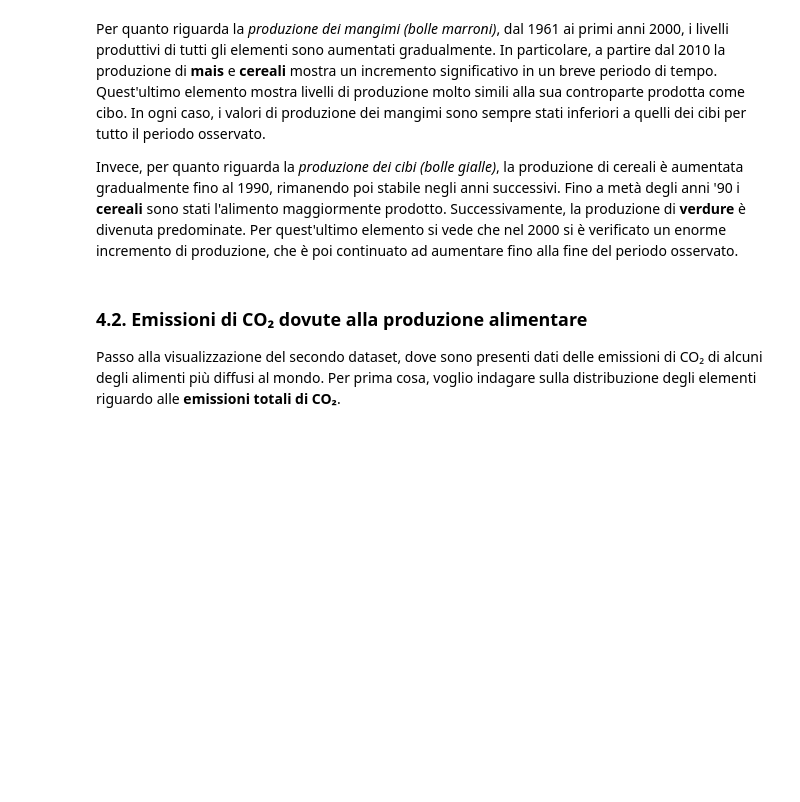
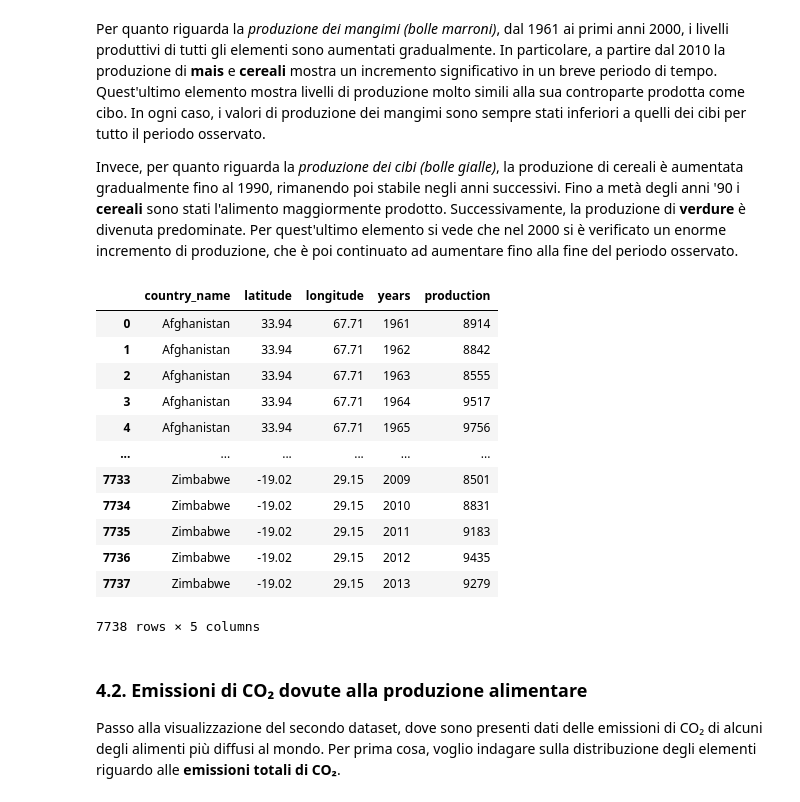
Before and after one commit to TheHextech/start2impact, a Jupyter notebook: Data_Science/Food_Project_DataVisualization_DataManipulation/EmanueleImmesiDataVis.ipynb, the cells around one changed output. Saved outputs shown, nothing was run; the diff lists cells and outputs as text; code cells hidden in the pictures; blank space fills up the shorter version.

```diff
--- a/Data_Science/Food_Project_DataVisualization_DataManipulation/EmanueleImmesiDataVis.ipynb
+++ b/Data_Science/Food_Project_DataVisualization_DataManipulation/EmanueleImmesiDataVis.ipynb
@@ -961,6 +961,23 @@ Per quanto riguarda la *produzione dei mangimi (bolle marroni)*, dal 1961 ai pri
 Invece, per quanto riguarda la *produzione dei cibi (bolle gialle)*, la produzione di cereali è aumentata gradualmente fino al 1990, rimanendo poi stabile negli anni successivi. Fino a metà degli anni '90 i **cereali** sono stati l'alimento maggiormente prodotto. Successivamente, la produzione di **verdure** è divenuta predominate. Per quest'ultimo elemento si vede che nel 2000 si è verificato un enorme incremento di produzione, che è poi continuato ad aumentare fino alla fine del periodo osservato.
 # %%
 # TODO la famo na mappetta mondiale sulla produzione del 2013?
+
+global_prod = df_prod.groupby(['country_name', 'latitude', 'longitude', 'years'])['production'].sum().reset_index()
+global_prod
+# %% [output]
+|  | country_name | latitude | longitude | years | production |
+| 0 | Afghanistan | 33.94 | 67.71 | 1961 | 8914 |
+| 1 | Afghanistan | 33.94 | 67.71 | 1962 | 8842 |
+| 2 | Afghanistan | 33.94 | 67.71 | 1963 | 8555 |
+| 3 | Afghanistan | 33.94 | 67.71 | 1964 | 9517 |
+| 4 | Afghanistan | 33.94 | 67.71 | 1965 | 9756 |
+| ... | ... | ... | ... | ... | ... |
+| 7733 | Zimbabwe | -19.02 | 29.15 | 2009 | 8501 |
+| 7734 | Zimbabwe | -19.02 | 29.15 | 2010 | 8831 |
+| 7735 | Zimbabwe | -19.02 | 29.15 | 2011 | 9183 |
+| 7736 | Zimbabwe | -19.02 | 29.15 | 2012 | 9435 |
+| 7737 | Zimbabwe | -19.02 | 29.15 | 2013 | 9279 |
+7738 rows × 5 columns
 # %% [markdown]
 ### 4.2. Emissioni di CO₂ dovute alla produzione alimentare
 
```
Also changed, not shown: parts of 2 cells of this notebook, 2 other files.
